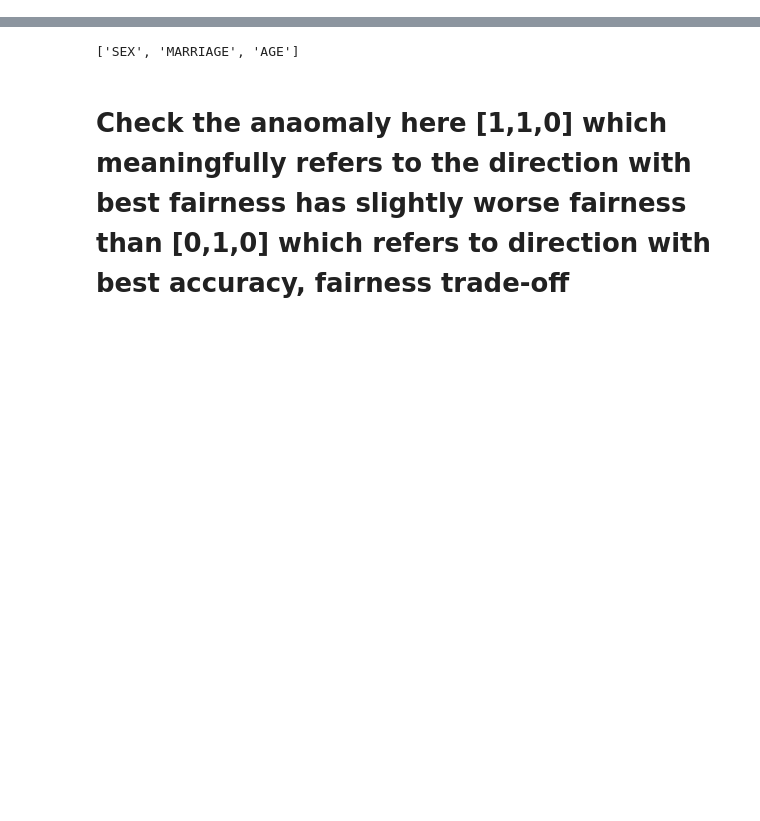
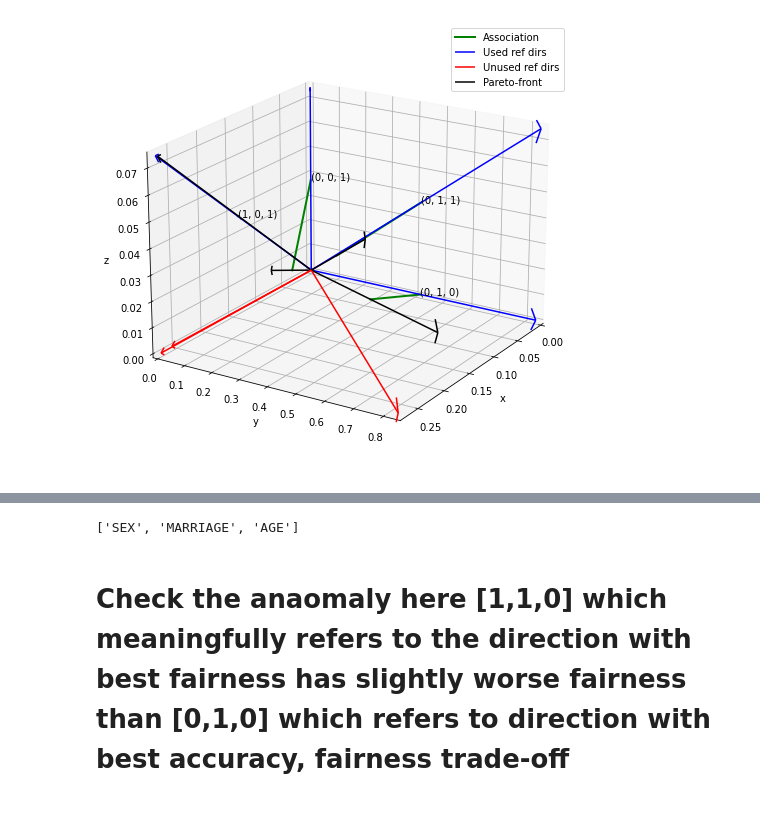
Before and after one commit to arjunroyihrpa/MFPB, a Jupyter notebook: Mult-Fair_Pareto_Boosting/Multi_Fair survival new.ipynb, the cells around one changed output, grey strips where cells are left out. Saved outputs shown, nothing was run; the diff lists cells and outputs as text; code cells hidden in the pictures; blank space fills up the shorter version.

```diff
--- a/Mult-Fair_Pareto_Boosting/Multi_Fair survival new.ipynb
+++ b/Mult-Fair_Pareto_Boosting/Multi_Fair survival new.ipynb
@@ -40,0 +73,90 @@ for train_index, test_index in sss.split(X, y):
+# %%
+import matplotlib.pyplot as plt
+from mpl_toolkits.mplot3d import Axes3D
+
+def plot_pareto_front(associations, all_preference_vectors=None):
+    plt.clf()
+
+    pareto_front = np.row_stack([r[1] for r in associations])
+
+    used_ref_dirs = np.row_stack([r[0] for r in associations])
+    unused_ref_dirs = []
+    for row in all_preference_vectors:
+        isin = False
+        for used_row in used_ref_dirs:
+            if np.array_equal(row, used_row):
+                isin = True
+        if not isin:
+            unused_ref_dirs.append(row)
+    unused_ref_dirs = np.row_stack(unused_ref_dirs).T
+    used_ref_dirs = used_ref_dirs.T
+
+    fig = plt.figure(figsize=(8,10))
+    ax = fig.add_subplot(111, projection='3d')
+    scale_factor_x = 1.0 / max(pareto_front[:,0])
+    scale_factor_y = 1.0 / max(pareto_front[:,1])
+    scale_factor_z = 1.0 / max(pareto_front[:,2])
+
+    orig_used_ref_dirs = used_ref_dirs.copy().T
+
+    used_ref_dirs[0,:] /= scale_factor_x
+    used_ref_dirs[1,:] /= scale_factor_y
+    used_ref_dirs[2,:] /= scale_factor_z
+
+    unused_ref_dirs[0,:] /= scale_factor_x
+    unused_ref_dirs[1,:] /= scale_factor_y
+    unused_ref_dirs[2,:] /= scale_factor_z
+
+    ax.set_xlim(0,1/scale_factor_x)
+    ax.set_ylim(0,1/scale_factor_y)
+    ax.set_zlim(0,1/scale_factor_z)
+    ax.view_init(elev=20., azim=32)
+
+    ax.set_xlabel("x")
+    ax.set_ylabel("y")
+    ax.set_zlabel("z")
+
+    ratio = 0.02
+
+    print(used_ref_dirs)
+    print(unused_ref_dirs)
+
+    x, y, z = np.zeros((3,used_ref_dirs.shape[1]))
+    u, v, w = used_ref_dirs
+    ax.quiver(x,y,z,u,v,w,arrow_length_ratio=ratio,
+              color="blue", label="Used ref dirs", zorder=0)
+
+    x, y, z = np.zeros((3,unused_ref_dirs.shape[1]))
+    u, v, w = unused_ref_dirs
+    ax.quiver(x,y,z,u,v,w,arrow_length_ratio=ratio,
+              color="red", label="Unused ref dirs", zorder=0)
+
+    for i,row in enumerate(orig_used_ref_dirs):
+        x,y,z = row
+        label = '(%d, %d, %d)' % (x, y, z)
+        xx, yy, zz = used_ref_dirs.T[i,:] / 2
+        ax.text(xx, yy, zz, label)
+
+    print(pareto_front)
+    pareto_front = pareto_front.T
+    #ax.scatter(xs=pareto_front[:,0],ys=pareto_front[:,1],zs=pareto_front[:,2],label="Pareto-front",
+    #           color="k", s=35)
+    x, y, z = np.zeros((3,pareto_front.shape[1]))
+    u, v, w = pareto_front
+    ax.quiver(x,y,z,u,v,w,arrow_length_ratio=ratio,
+              color="black", label="Pareto-front", zorder=1)
+
+    for i, row in enumerate(pareto_front.T):
+        associated_vector = used_ref_dirs.T[i,:]
+        x,y,z = row / 2
+        xx,yy,zz = associated_vector / 2
+        ax.plot([x,xx],[y,yy],[z,zz],color="green",linewidth=2, label="Association" if i==0 else None)
+
+
+
+    plt.legend()
+    plt.savefig("pareto_front_with_ref_dirs.pdf")
+    plt.show()
+
+plot_pareto_front(clf.preference_direction_to_solution_mapping, np.array(clf.preference))
+# %% [output]
@@ -40,0 +174 @@ for train_index, test_index in sss.split(X, y):
+[figure, added]
```
Also changed, not shown: parts of 10 cells of this notebook.
